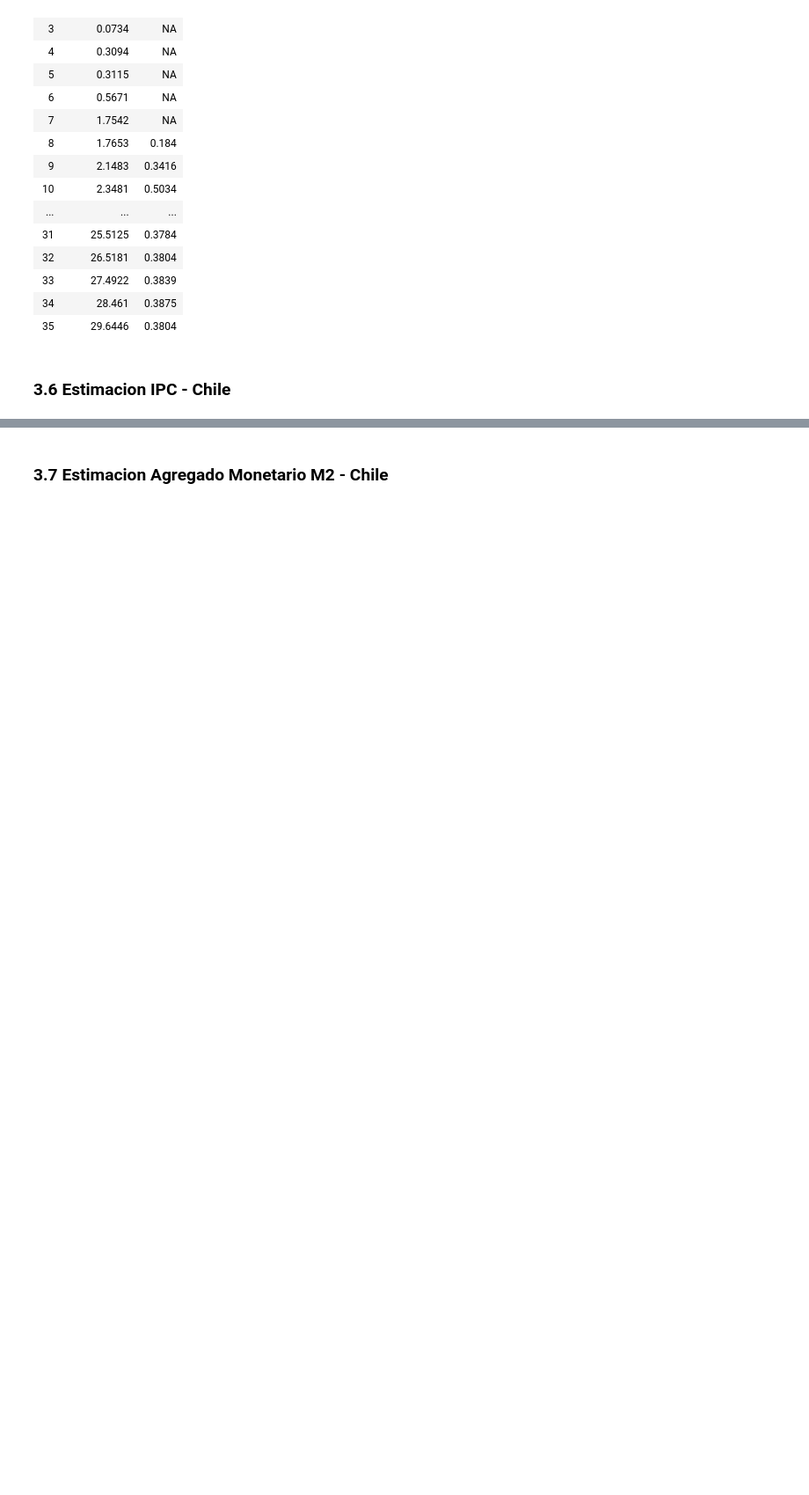
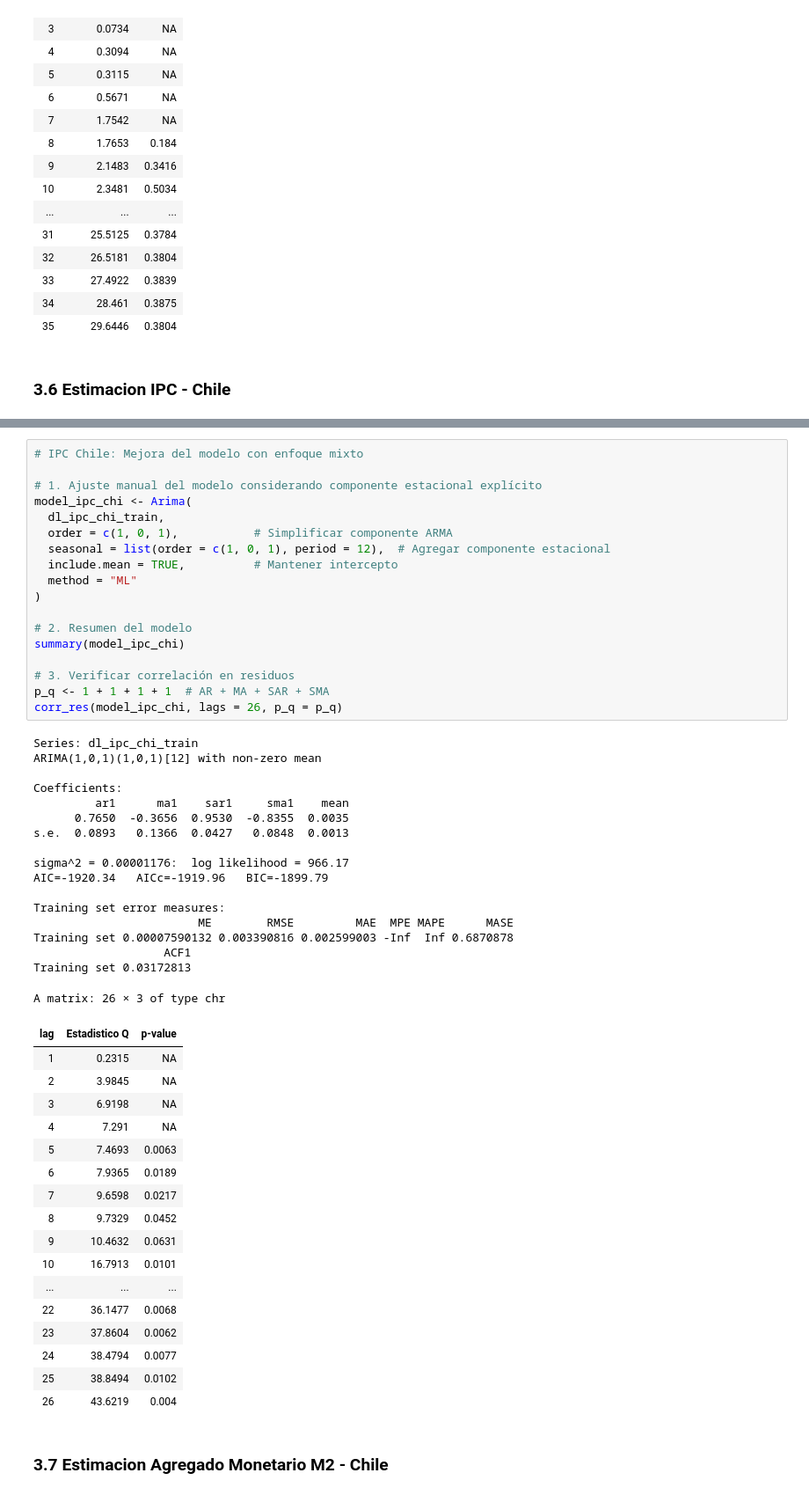
Before and after one commit to Juanpintoselso33/TP1-Series, a Jupyter notebook: notebook.ipynb, the cells around one changed output, grey strips where cells are left out. Shown at 88% size. Cells and saved outputs as stored; diff of their text form; blank space fills up the shorter version.

```diff
--- a/notebook.ipynb
+++ b/notebook.ipynb
@@ -558,3 +443,56 @@ A matrix: 26 × 3 of type chr
+# %%
+# IPC Chile: Mejora del modelo con enfoque mixto
+
+# 1. Ajuste manual del modelo considerando componente estacional explícito
+model_ipc_chi <- Arima(
+  dl_ipc_chi_train,
+  order = c(1, 0, 1),           # Simplificar componente ARMA
+  seasonal = list(order = c(1, 0, 1), period = 12),  # Agregar componente estacional
+  include.mean = TRUE,          # Mantener intercepto
+  method = "ML"
+)
+
+# 2. Resumen del modelo
+summary(model_ipc_chi)
+
+# 3. Verificar correlación en residuos
+p_q <- 1 + 1 + 1 + 1  # AR + MA + SAR + SMA
+corr_res(model_ipc_chi, lags = 26, p_q = p_q)
+# %% [output]
+Series: dl_ipc_chi_train
+ARIMA(1,0,1)(1,0,1)[12] with non-zero mean
+
+Coefficients:
+         ar1      ma1    sar1     sma1    mean
+      0.7650  -0.3656  0.9530  -0.8355  0.0035
+s.e.  0.0893   0.1366  0.0427   0.0848  0.0013
+
+sigma^2 = 0.00001176:  log likelihood = 966.17
+AIC=-1920.34   AICc=-1919.96   BIC=-1899.79
+
+Training set error measures:
+                        ME        RMSE         MAE  MPE MAPE      MASE
+Training set 0.00007590132 0.003390816 0.002599003 -Inf  Inf 0.6870878
+                   ACF1
+Training set 0.03172813
+A matrix: 26 × 3 of type chr
+| lag | Estadistico Q | p-value |
+| 1 | 0.2315 | NA |
+| 2 | 3.9845 | NA |
+| 3 | 6.9198 | NA |
+| 4 | 7.291 | NA |
+| 5 | 7.4693 | 0.0063 |
+| 6 | 7.9365 | 0.0189 |
+| 7 | 9.6598 | 0.0217 |
+| 8 | 9.7329 | 0.0452 |
+| 9 | 10.4632 | 0.0631 |
+| 10 | 16.7913 | 0.0101 |
+| ... | ... | ... |
+| 22 | 36.1477 | 0.0068 |
+| 23 | 37.8604 | 0.0062 |
+| 24 | 38.4794 | 0.0077 |
+| 25 | 38.8494 | 0.0102 |
+| 26 | 43.6219 | 0.004 |
 # %% [markdown]
 ### 3.7 Estimacion Agregado Monetario M2 - Chile
 # %%
```
Also changed, not shown: parts of 28 cells of this notebook.
